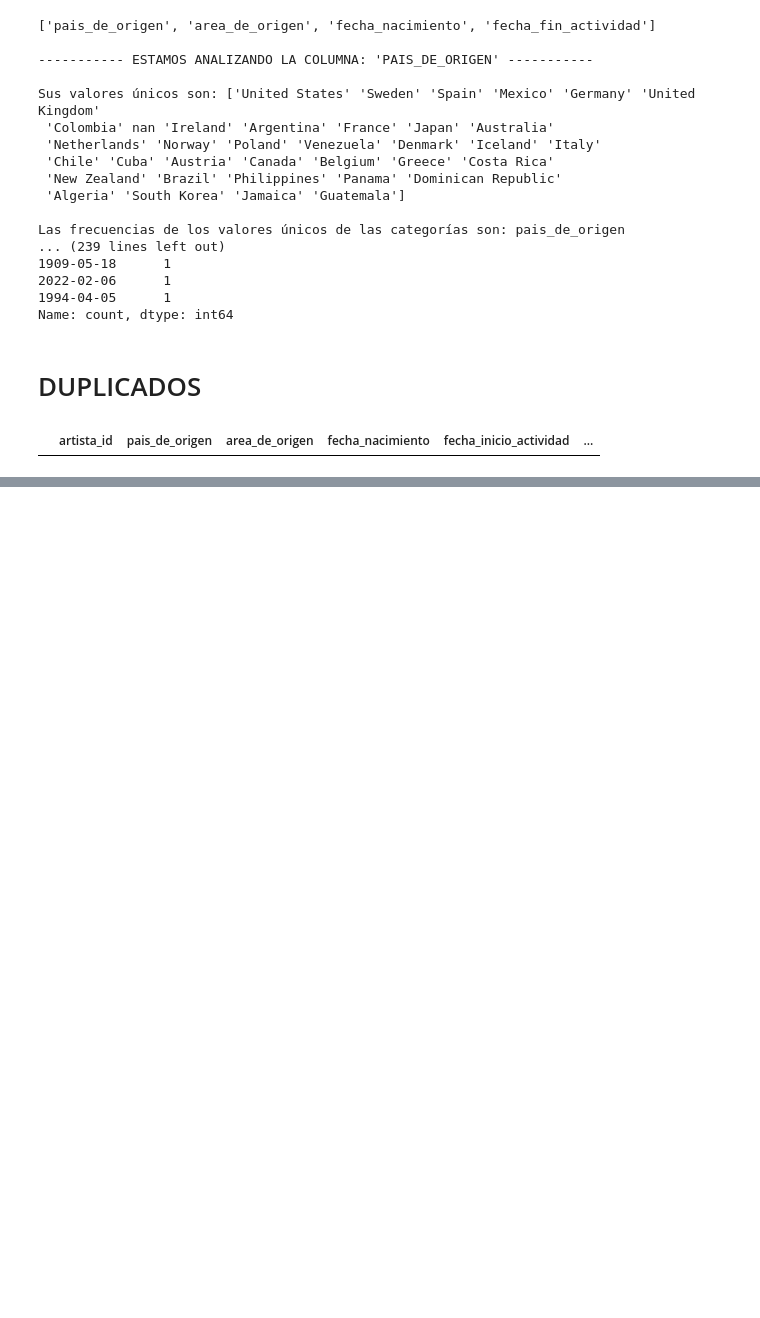
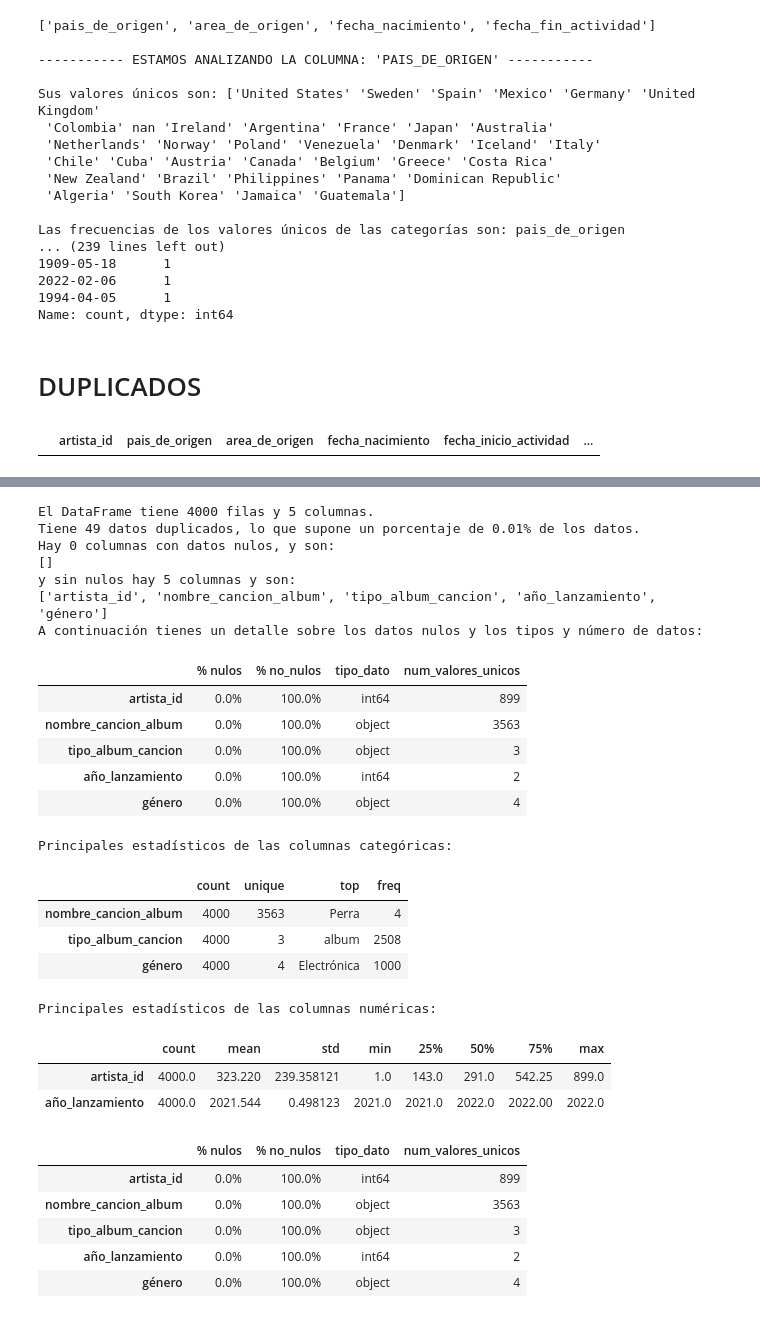
Before and after one commit to mpenacasares/pair-programming-modulo-4-power-bi, a Jupyter notebook: EDA.ipynb, the cells around one changed output, grey strips where cells are left out. Saved outputs shown, nothing was run; the diff lists cells and outputs as text; code cells hidden in the pictures; blank space fills up the shorter version.

```diff
--- a/EDA.ipynb
+++ b/EDA.ipynb
@@ -152,0 +165,31 @@ get_duplicate_rows(df)
+# %%
+exploracion(df)
+# %% [output]
+El DataFrame tiene 4000 filas y 5 columnas.
+Tiene 49 datos duplicados, lo que supone un porcentaje de 0.01% de los datos.
+Hay 0 columnas con datos nulos, y son:
+[]
+y sin nulos hay 5 columnas y son:
+['artista_id', 'nombre_cancion_album', 'tipo_album_cancion', 'año_lanzamiento', 'género']
+A continuación tienes un detalle sobre los datos nulos y los tipos y número de datos:
+|  | % nulos | % no_nulos | tipo_dato | num_valores_unicos |
+| artista_id | 0.0% | 100.0% | int64 | 899 |
+| nombre_cancion_album | 0.0% | 100.0% | object | 3563 |
+| tipo_album_cancion | 0.0% | 100.0% | object | 3 |
+| año_lanzamiento | 0.0% | 100.0% | int64 | 2 |
+| género | 0.0% | 100.0% | object | 4 |
+Principales estadísticos de las columnas categóricas:
+|  | count | unique | top | freq |
+| nombre_cancion_album | 4000 | 3563 | Perra | 4 |
+| tipo_album_cancion | 4000 | 3 | album | 2508 |
+| género | 4000 | 4 | Electrónica | 1000 |
+Principales estadísticos de las columnas numéricas:
+|  | count | mean | std | min | 25% | 50% | 75% | max |
+| artista_id | 4000.0 | 323.220 | 239.358121 | 1.0 | 143.0 | 291.0 | 542.25 | 899.0 |
+| año_lanzamiento | 4000.0 | 2021.544 | 0.498123 | 2021.0 | 2021.0 | 2022.0 | 2022.00 | 2022.0 |
+|  | % nulos | % no_nulos | tipo_dato | num_valores_unicos |
+| artista_id | 0.0% | 100.0% | int64 | 899 |
+| nombre_cancion_album | 0.0% | 100.0% | object | 3563 |
+| tipo_album_cancion | 0.0% | 100.0% | object | 3 |
+| año_lanzamiento | 0.0% | 100.0% | int64 | 2 |
+| género | 0.0% | 100.0% | object | 4 |
```
Also changed, not shown: parts of 2 cells of this notebook, 1 other file.
